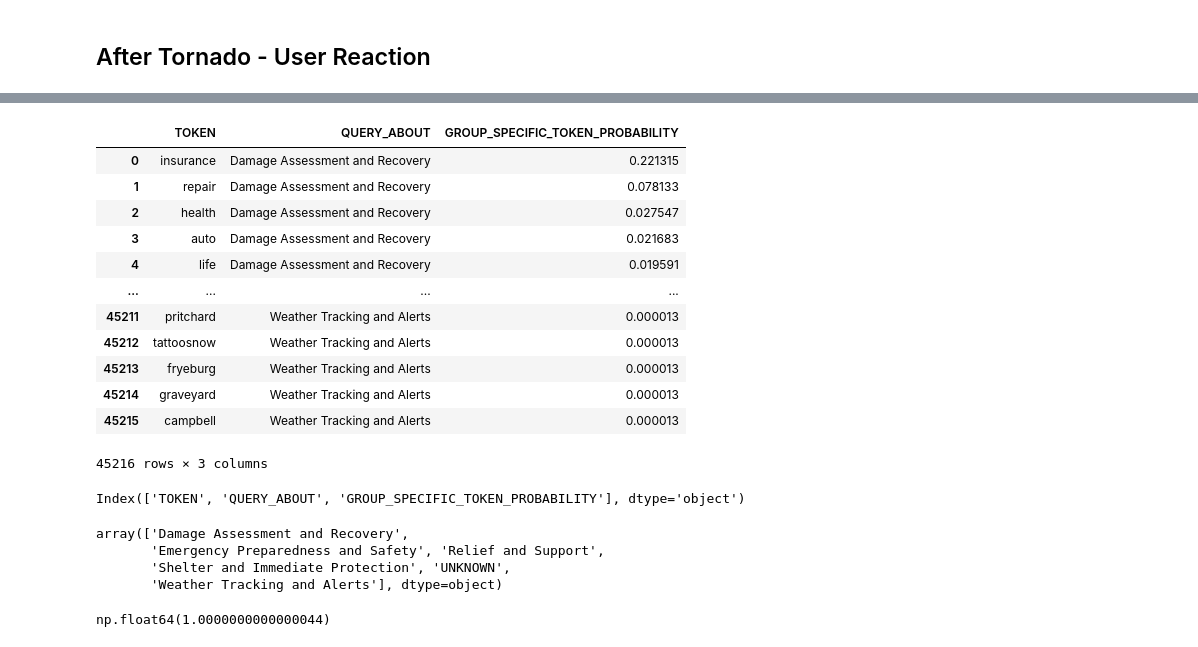
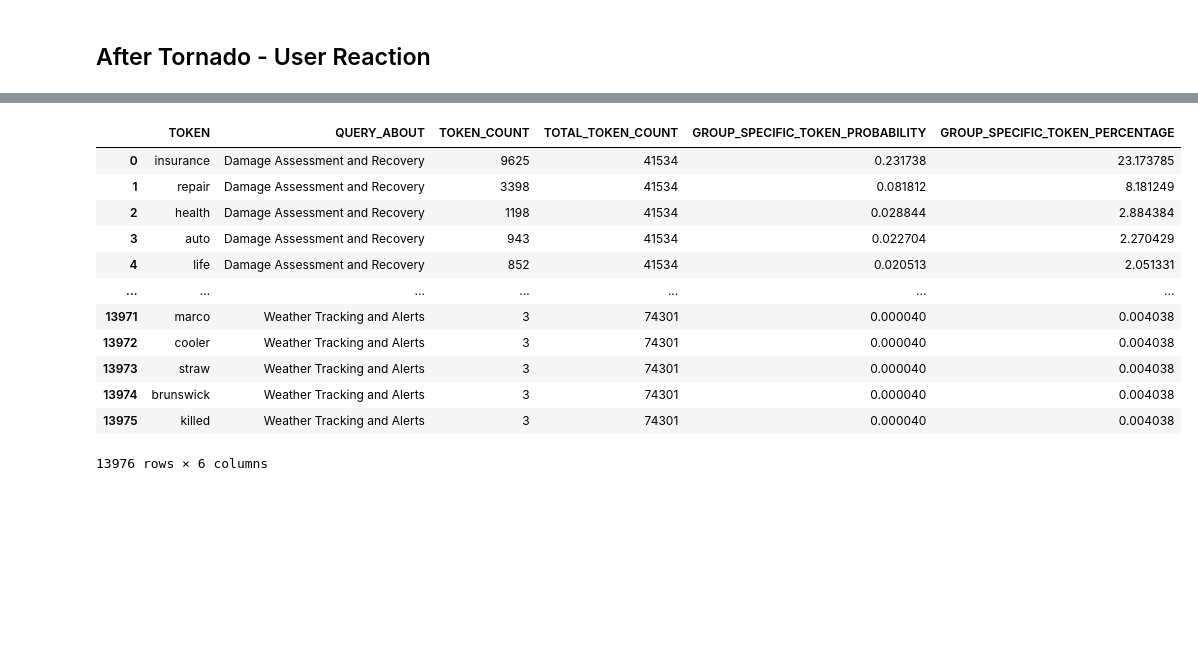
Before and after one commit to chandlerNick/BHT_BI_WiSe2425, a Jupyter notebook: Task1/Code/Keyword_During_After_Before.ipynb, the cells around one changed output, grey strips where cells are left out. Saved outputs shown, nothing was run; the diff lists cells and outputs as text; code cells hidden in the pictures; blank space fills up the shorter version.

```diff
--- a/Task1/Code/Keyword_During_After_Before.ipynb
+++ b/Task1/Code/Keyword_During_After_Before.ipynb
@@ -3,7 +3,7 @@
 import pandas as pd
 import pyexasol
 
-host = '192.168.56.102/E1FDB6A9FAC7A124FDBAB5E93550BAC952FD32C30B6273A0355C8EFBA1BA4C71:8563'   # Don't forget to change the fingerprint
+host = '192.168.56.102/3885B5AFF646C6753863B5F188D201CE6D3CBF1C7F2DA42953E387837905BE65:8563'   # Don't forget to change the fingerprint
 user = 'sys'
 password = 'exasol'
 
@@ -722,11 +740,3 @@ print(query_result)
 [nltk_data]   Package wordnet is already up-to-date!
 [nltk_data] Downloading package omw-1.4 to /home/naka/nltk_data...
 [nltk_data]   Package omw-1.4 is already up-to-date!
-# %%
-# Assuming the query_events DataFrame contains the necessary columns
-
-# Count the number of rows for each unique value in the 'QUERY_ABOUT' column
-query_count = query_events.groupby('QUERY_ABOUT').size()
-
-# Print the results
-print(query_count)
@@ -1104,14 +1109,14 @@ TOKEN_COUNT AS (
         SUM(query_count) AS token_count
     FROM Tokens_Queries
     GROUP BY TOKEN, QUERY_ABOUT
+    HAVING SUM(query_count)>2
     ORDER BY token_count DESC
 ),
 TOTAL_QUERY_COUNT AS (
     SELECT
         QUERY_ABOUT,
-        SUM(token_count) AS total_query_count
+        SUM(token_count) AS total_token_count
     FROM TOKEN_COUNT
-    WHERE token_count>1
     GROUP BY QUERY_ABOUT
 ),
 -- Normalize token probabilities for 'UNKNOWN' and other QUERY_ABOUT
@@ -1120,13 +1125,13 @@ NORMALIZED_TOKEN_COUNT AS (
         tc.TOKEN,
         tc.QUERY_ABOUT,
         tc.token_count,
-        tqc.total_query_count,
+        tqc.total_token_count,  -- Correct column name
         CASE
             WHEN tc.QUERY_ABOUT = 'UNKNOWN' THEN
                 (tc.token_count * 1.0 /
                  (SELECT SUM(token_count) FROM TOKEN_COUNT WHERE QUERY_ABOUT = 'UNKNOWN'))
             ELSE
-                (tc.token_count * 1.0 / tqc.total_query_count)
+                (tc.token_count * 1.0 / tqc.total_token_count)  -- Update here as well
         END AS Group_Specific_Token_Probability
     FROM TOKEN_COUNT tc
     JOIN TOTAL_QUERY_COUNT tqc
@@ -1136,7 +1141,10 @@ NORMALIZED_TOKEN_COUNT AS (
 SELECT
     TOKEN,
     QUERY_ABOUT,
-    Group_Specific_Token_Probability
+    token_count,
+    total_token_count,
+    Group_Specific_Token_Probability,
+    Group_Specific_Token_Probability*100 AS Group_Specific_Token_Percentage
 FROM NORMALIZED_TOKEN_COUNT
 ORDER BY QUERY_ABOUT,Group_Specific_Token_Probability DESC;
 '''
@@ -1155,28 +1163,13 @@ Total elapsed time: 20.92 seconds
-|  | TOKEN | QUERY_ABOUT | GROUP_SPECIFIC_TOKEN_PROBABILITY |
-| 0 | insurance | Damage Assessment and Recovery | 0.221315 |
-| 1 | repair | Damage Assessment and Recovery | 0.078133 |
-| 2 | health | Damage Assessment and Recovery | 0.027547 |
-| 3 | auto | Damage Assessment and Recovery | 0.021683 |
-| 4 | life | Damage Assessment and Recovery | 0.019591 |
-| ... | ... | ... | ... |
-| 45211 | pritchard | Weather Tracking and Alerts | 0.000013 |
-| 45212 | tattoosnow | Weather Tracking and Alerts | 0.000013 |
-| 45213 | fryeburg | Weather Tracking and Alerts | 0.000013 |
-| 45214 | graveyard | Weather Tracking and Alerts | 0.000013 |
-| 45215 | campbell | Weather Tracking and Alerts | 0.000013 |
+|  | TOKEN | QUERY_ABOUT | TOKEN_COUNT | TOTAL_TOKEN_COUNT | GROUP_SPECIFIC_TOKEN_PROBABILITY | GROUP_SPECIFIC_TOKEN_PERCENTAGE |
+| 0 | insurance | Damage Assessment and Recovery | 9625 | 41534 | 0.231738 | 23.173785 |
+| 1 | repair | Damage Assessment and Recovery | 3398 | 41534 | 0.081812 | 8.181249 |
+| 2 | health | Damage Assessment and Recovery | 1198 | 41534 | 0.028844 | 2.884384 |
+| 3 | auto | Damage Assessment and Recovery | 943 | 41534 | 0.022704 | 2.270429 |
+| 4 | life | Damage Assessment and Recovery | 852 | 41534 | 0.020513 | 2.051331 |
+| ... | ... | ... | ... | ... | ... | ... |
+| 13971 | marco | Weather Tracking and Alerts | 3 | 74301 | 0.000040 | 0.004038 |
+| 13972 | cooler | Weather Tracking and Alerts | 3 | 74301 | 0.000040 | 0.004038 |
+| 13973 | straw | Weather Tracking and Alerts | 3 | 74301 | 0.000040 | 0.004038 |
+| 13974 | brunswick | Weather Tracking and Alerts | 3 | 74301 | 0.000040 | 0.004038 |
+| 13975 | killed | Weather Tracking and Alerts | 3 | 74301 | 0.000040 | 0.004038 |
-45216 rows × 3 columns
+13976 rows × 6 columns
-# %%
-overlap.columns
-# %% [output]
-Index(['TOKEN', 'QUERY_ABOUT', 'GROUP_SPECIFIC_TOKEN_PROBABILITY'], dtype='object')
-# %%
-np.unique(overlap['QUERY_ABOUT'])
-# %% [output]
-array(['Damage Assessment and Recovery',
-       'Emergency Preparedness and Safety', 'Relief and Support',
-       'Shelter and Immediate Protection', 'UNKNOWN',
-       'Weather Tracking and Alerts'], dtype=object)
-# %%
-overlap[overlap['QUERY_ABOUT']=='UNKNOWN']['GROUP_SPECIFIC_TOKEN_PROBABILITY'].sum()
-# %% [output]
-np.float64(1.0000000000000044)
```
Also changed, not shown: parts of 20 cells of this notebook, 6 other files.
